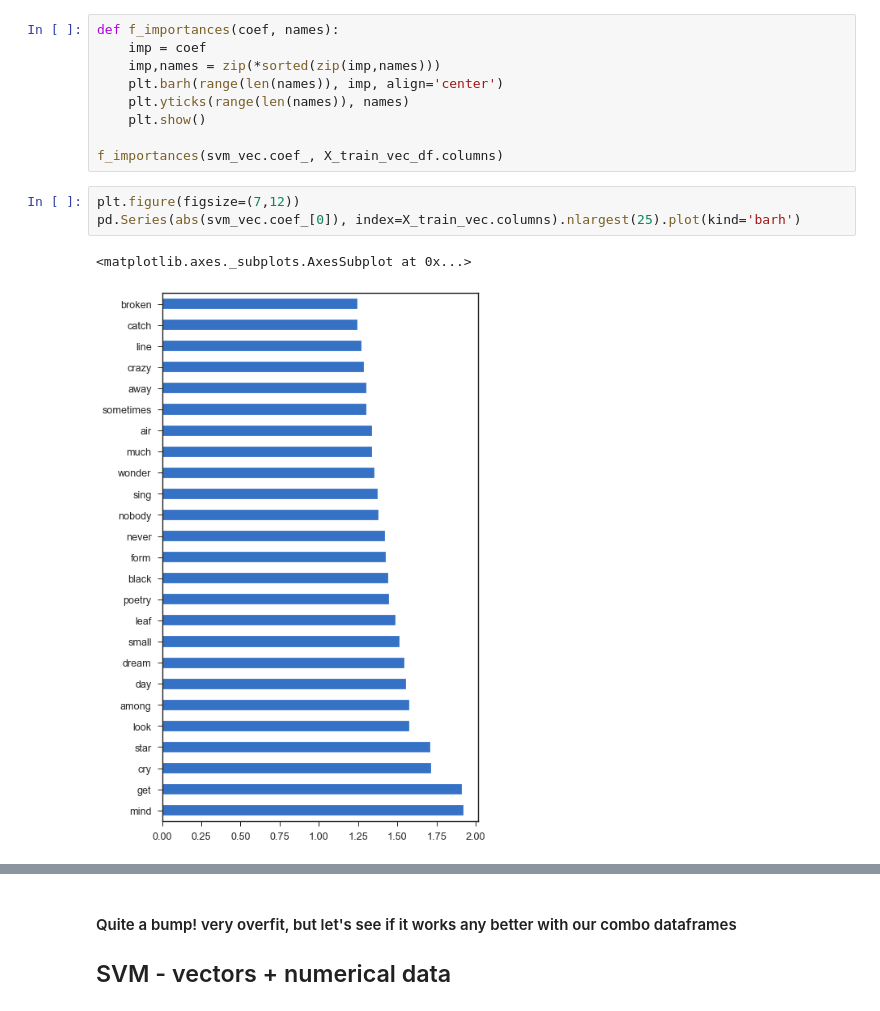
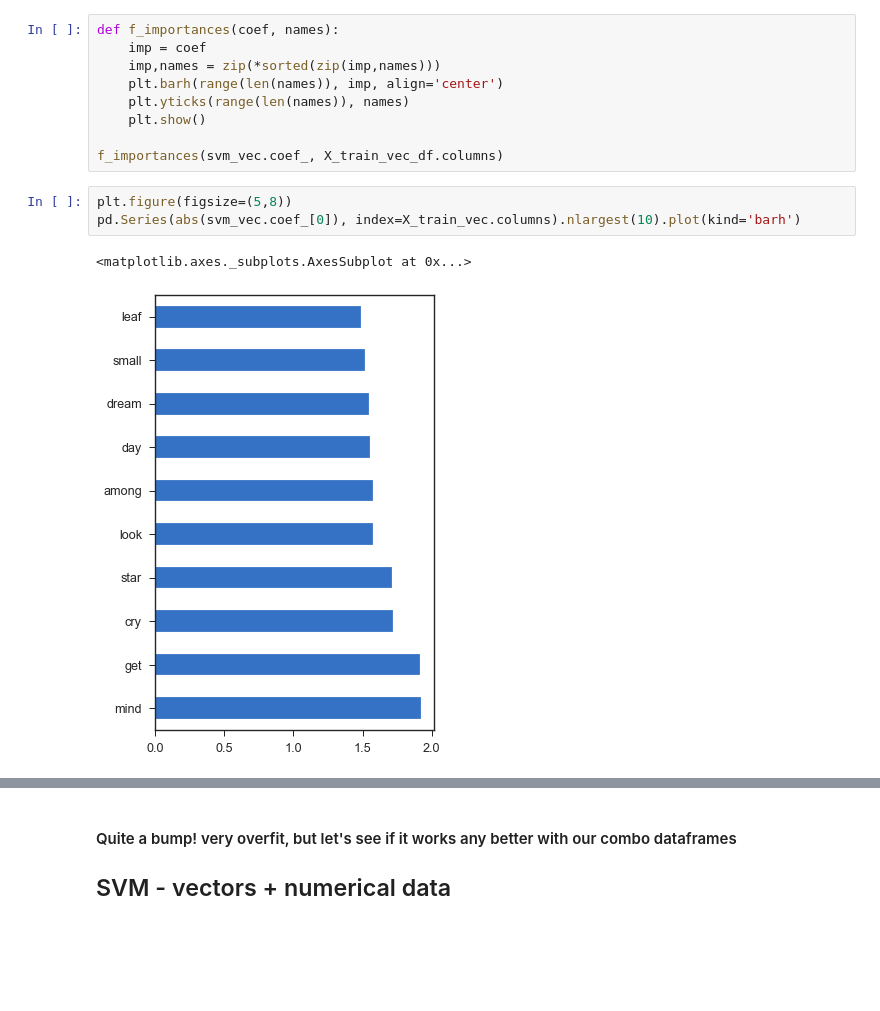
Before and after one commit to p-szymo/poetry_genre_classifier, a Jupyter notebook: 03_modeling_notebook.ipynb, the cells around one changed output, grey strips where cells are left out. Cells and saved outputs as stored; diff of their text form; blank space fills up the shorter version.

```diff
--- a/03_modeling_notebook.ipynb
+++ b/03_modeling_notebook.ipynb
@@ -666,8 +678,8 @@ def f_importances(coef, names):
 
 f_importances(svm_vec.coef_, X_train_vec_df.columns)
 # %%
-plt.figure(figsize=(7,12))
-pd.Series(abs(svm_vec.coef_[0]), index=X_train_vec.columns).nlargest(25).plot(kind='barh')
+plt.figure(figsize=(5,8))
+pd.Series(abs(svm_vec.coef_[0]), index=X_train_vec.columns).nlargest(10).plot(kind='barh')
 # %% [output]
 <matplotlib.axes._subplots.AxesSubplot at 0x...>
-[figure, old version]
+[figure, new version]
```
Also changed, not shown: parts of 5 cells of this notebook, 7 other files.
